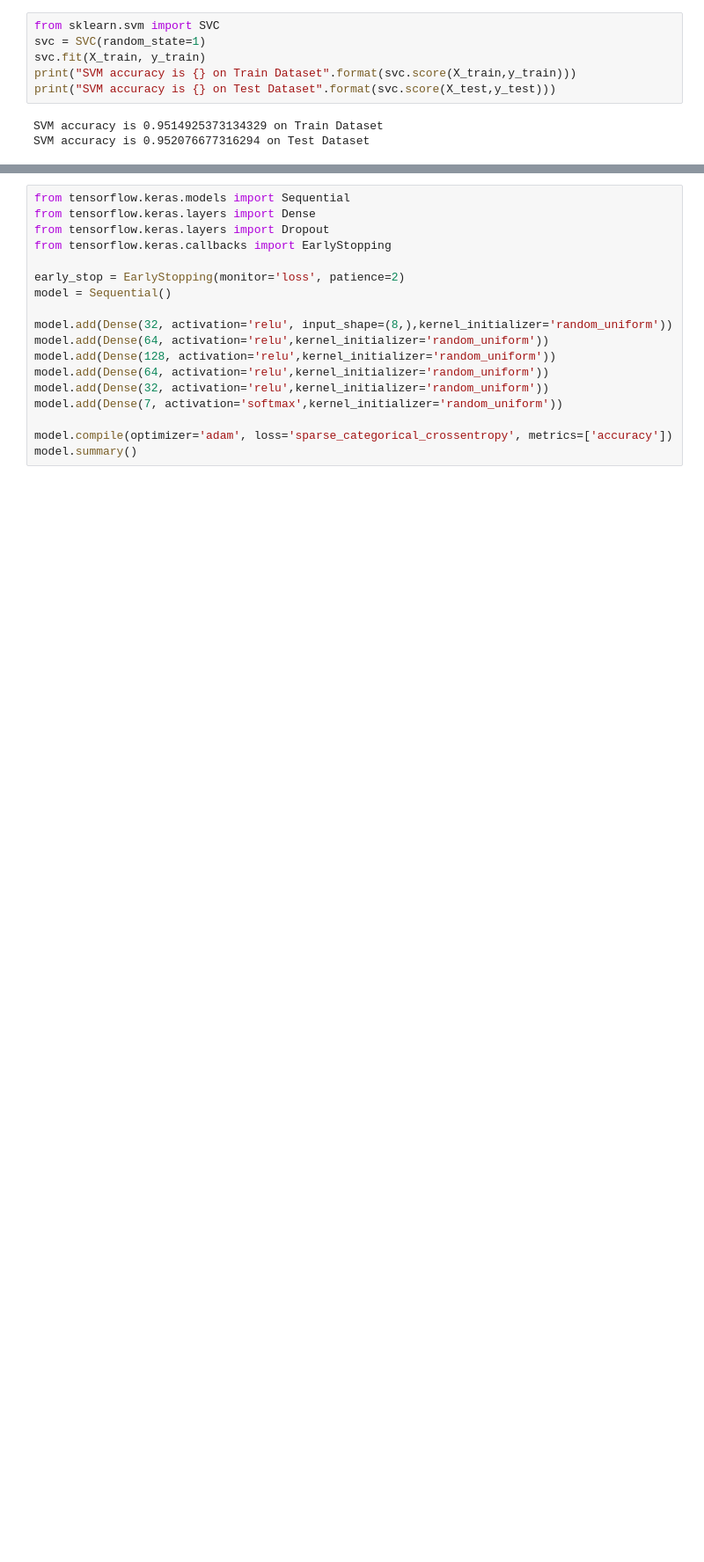
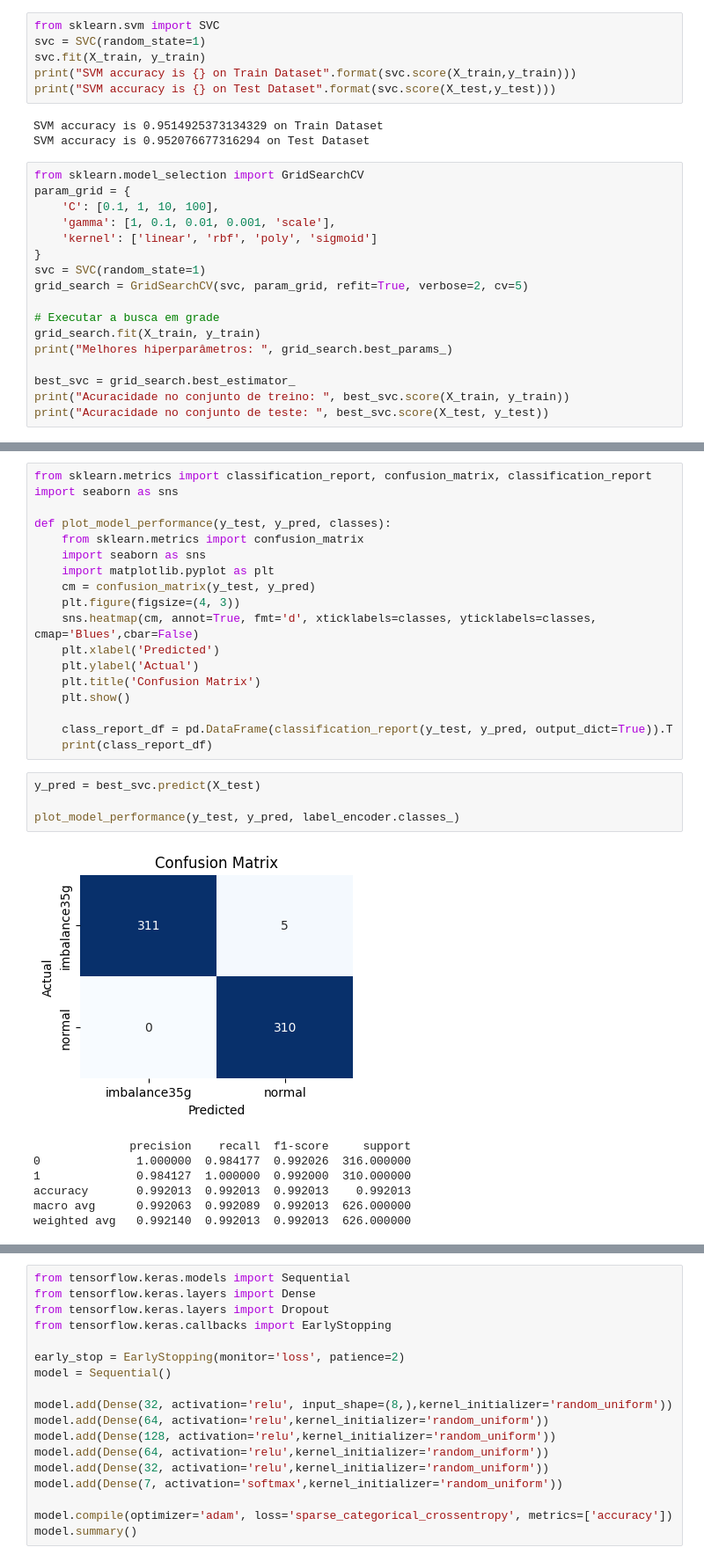
Before and after one commit to ricardo-faria/data-science-tcc, a Jupyter notebook: main.ipynb, the cells around one changed output, grey strips where cells are left out. Shown at 88% size. Saved outputs shown, nothing was run; the diff lists cells and outputs as text; blank space fills up the shorter version.

```diff
--- a/main.ipynb
+++ b/main.ipynb
@@ -296,3 +322,20 @@ print("SVM accuracy is {} on Test Dataset".format(svc.score(X_test,y_test)))
 # %% [output]
 SVM accuracy is 0.9514925373134329 on Train Dataset
 SVM accuracy is 0.952076677316294 on Test Dataset
+# %%
+from sklearn.model_selection import GridSearchCV
+param_grid = {
+    'C': [0.1, 1, 10, 100],
+    'gamma': [1, 0.1, 0.01, 0.001, 'scale'],
+    'kernel': ['linear', 'rbf', 'poly', 'sigmoid']
+}
+svc = SVC(random_state=1)
+grid_search = GridSearchCV(svc, param_grid, refit=True, verbose=2, cv=5)
+
+# Executar a busca em grade
+grid_search.fit(X_train, y_train)
+print("Melhores hiperparâmetros: ", grid_search.best_params_)
+
+best_svc = grid_search.best_estimator_
+print("Acuracidade no conjunto de treino: ", best_svc.score(X_train, y_train))
+print("Acuracidade no conjunto de teste: ", best_svc.score(X_test, y_test))
@@ -298,0 +360,30 @@ SVM accuracy is 0.952076677316294 on Test Dataset
+# %%
+from sklearn.metrics import classification_report, confusion_matrix, classification_report
+import seaborn as sns
+
+def plot_model_performance(y_test, y_pred, classes):
+    from sklearn.metrics import confusion_matrix
+    import seaborn as sns
+    import matplotlib.pyplot as plt
+    cm = confusion_matrix(y_test, y_pred)
+    plt.figure(figsize=(4, 3))
+    sns.heatmap(cm, annot=True, fmt='d', xticklabels=classes, yticklabels=classes, cmap='Blues',cbar=False)
+    plt.xlabel('Predicted')
+    plt.ylabel('Actual')
+    plt.title('Confusion Matrix')
+    plt.show()
+
+    class_report_df = pd.DataFrame(classification_report(y_test, y_pred, output_dict=True)).T
+    print(class_report_df)
+# %%
+y_pred = best_svc.predict(X_test)
+
+plot_model_performance(y_test, y_pred, label_encoder.classes_)
+# %% [output]
+[figure, added]
+              precision    recall  f1-score     support
+0              1.000000  0.984177  0.992026  316.000000
+1              0.984127  1.000000  0.992000  310.000000
+accuracy       0.992013  0.992013  0.992013    0.992013
+macro avg      0.992063  0.992089  0.992013  626.000000
+weighted avg   0.992140  0.992013  0.992013  626.000000
```
Also changed, not shown: parts of 14 cells of this notebook, 1 other file.
